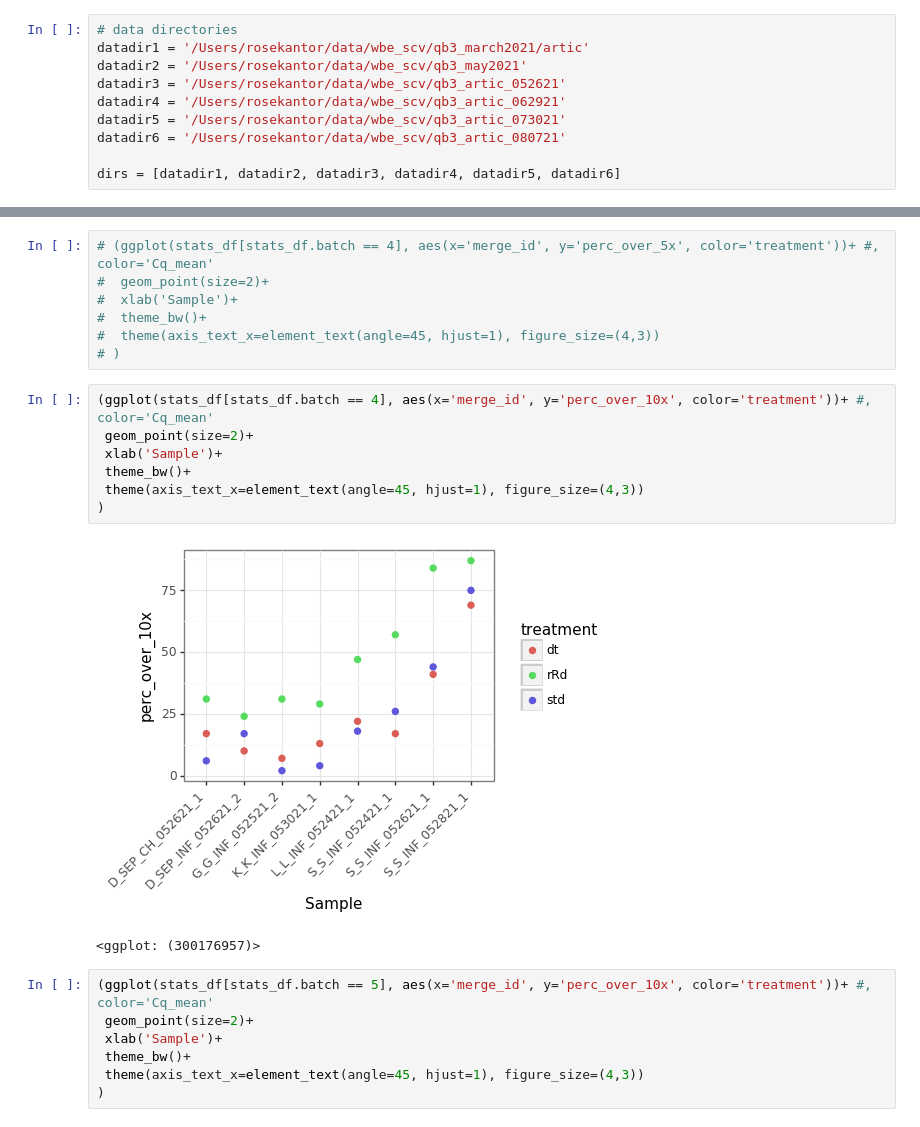
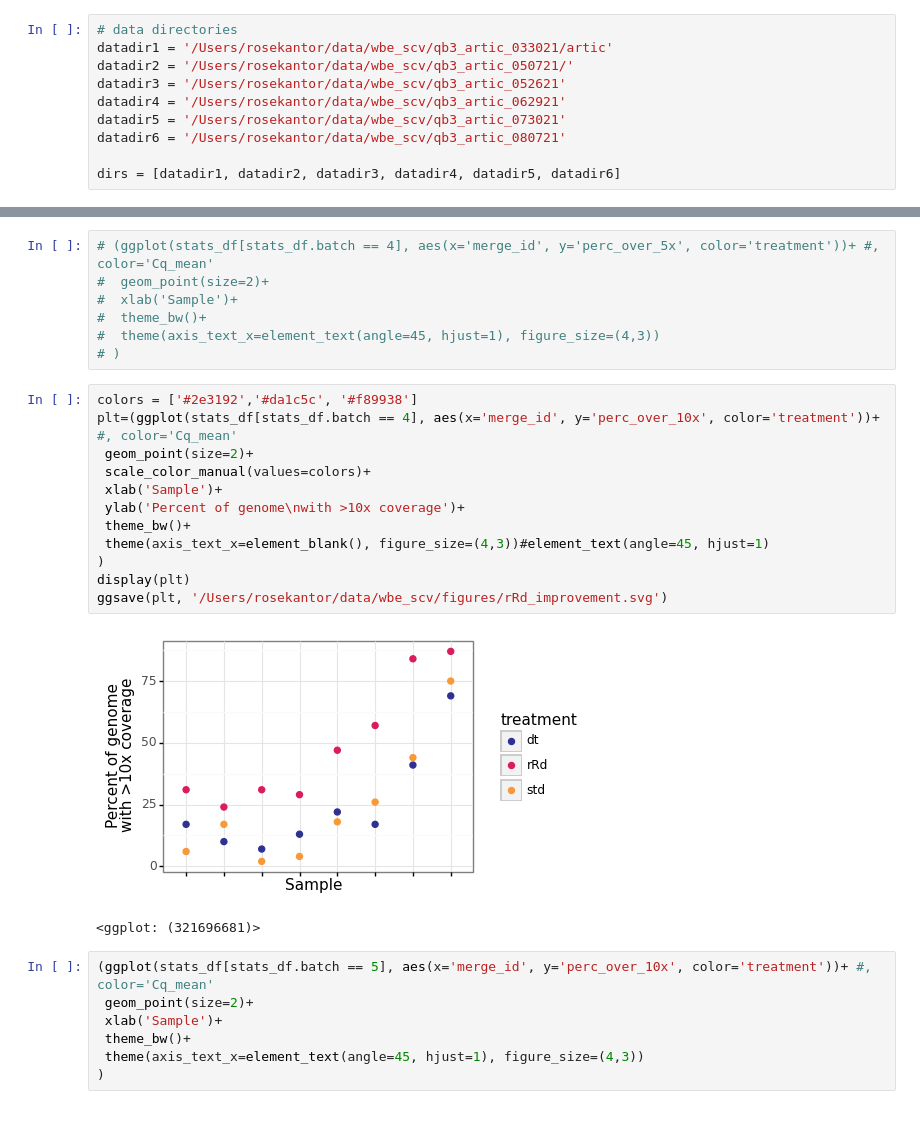
Before and after one commit to rosekantor/wbe_sarscov2_sequencing, a Jupyter notebook: stats_ARTIC.ipynb, the cells around one changed output, grey strips where cells are left out. Saved outputs shown, nothing was run; the diff lists cells and outputs as text.

```diff
--- a/stats_ARTIC.ipynb
+++ b/stats_ARTIC.ipynb
@@ -8,8 +8,8 @@ import os
 pd.set_option('display.max_rows', None)
 # %%
 # data directories
-datadir1 = '/Users/rosekantor/data/wbe_scv/qb3_march2021/artic'
-datadir2 = '/Users/rosekantor/data/wbe_scv/qb3_may2021'
+datadir1 = '/Users/rosekantor/data/wbe_scv/qb3_artic_033021/artic'
+datadir2 = '/Users/rosekantor/data/wbe_scv/qb3_artic_050721/'
 datadir3 = '/Users/rosekantor/data/wbe_scv/qb3_artic_052621'
 datadir4 = '/Users/rosekantor/data/wbe_scv/qb3_artic_062921'
 datadir5 = '/Users/rosekantor/data/wbe_scv/qb3_artic_073021'
@@ -322,15 +331,20 @@ theme(figure_size=(4,3)))
 #  theme(axis_text_x=element_text(angle=45, hjust=1), figure_size=(4,3))
 # )
 # %%
-(ggplot(stats_df[stats_df.batch == 4], aes(x='merge_id', y='perc_over_10x', color='treatment'))+ #, color='Cq_mean'
+colors = ['#2e3192','#da1c5c', '#f89938']
+plt=(ggplot(stats_df[stats_df.batch == 4], aes(x='merge_id', y='perc_over_10x', color='treatment'))+ #, color='Cq_mean'
  geom_point(size=2)+
+ scale_color_manual(values=colors)+
  xlab('Sample')+
+ ylab('Percent of genome\nwith >10x coverage')+
  theme_bw()+
- theme(axis_text_x=element_text(angle=45, hjust=1), figure_size=(4,3))
+ theme(axis_text_x=element_blank(), figure_size=(4,3))#element_text(angle=45, hjust=1)
 )
+display(plt)
+ggsave(plt, '/Users/rosekantor/data/wbe_scv/figures/rRd_improvement.svg')
 # %% [output]
-[figure, old version]
+[figure, new version]
-<ggplot: (300176957)>
+<ggplot: (321696681)>
 # %%
 (ggplot(stats_df[stats_df.batch == 5], aes(x='merge_id', y='perc_over_10x', color='treatment'))+ #, color='Cq_mean'
  geom_point(size=2)+
```
Also changed, not shown: parts of 8 cells of this notebook, 3 other files.
